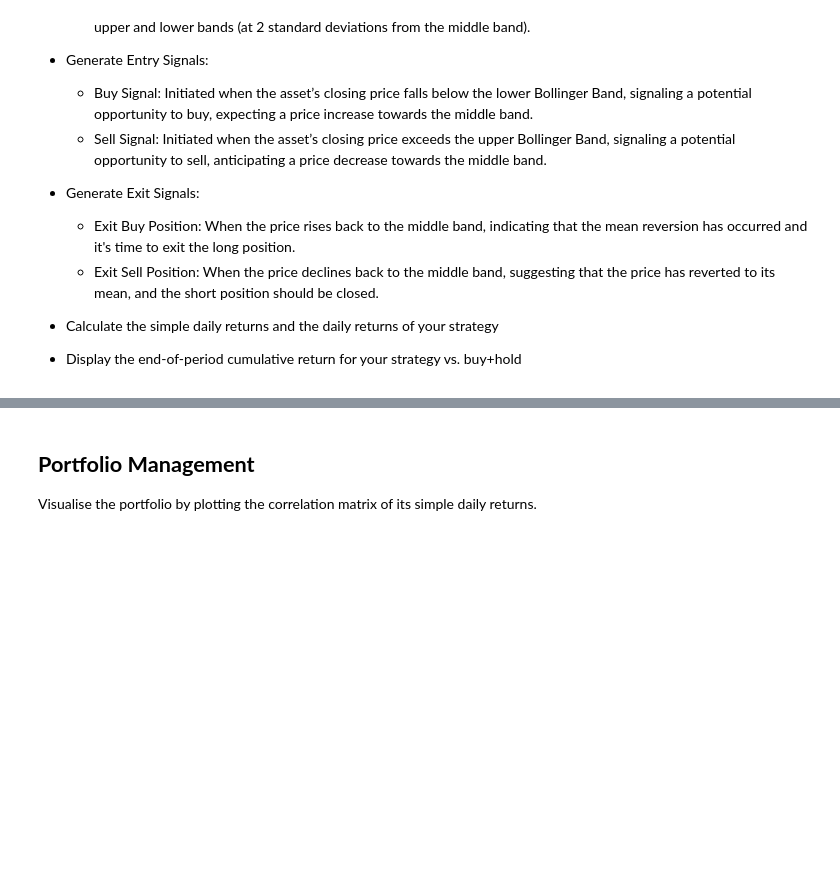
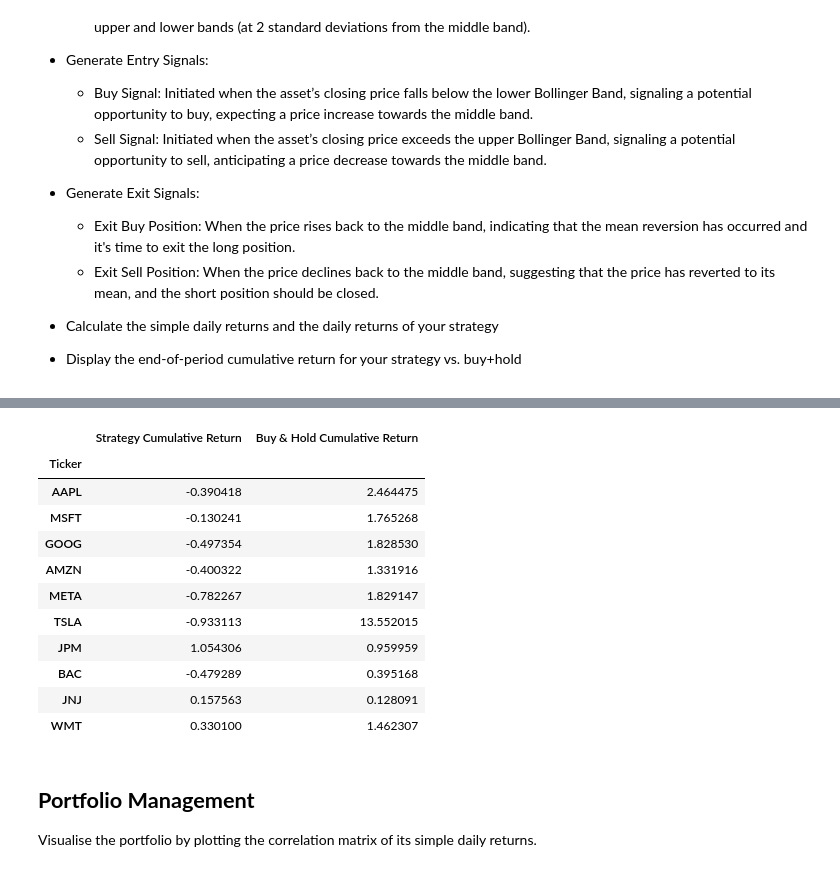
Before and after one commit to Imperial-Business-School/python-for-finance-WangZilu-imperial, a Jupyter notebook: Individual/Individual Assignment.ipynb, the cells around one changed output, grey strips where cells are left out. Cells and saved outputs as stored; diff of their text form; code cells hidden in the pictures; blank space fills up the shorter version.

```diff
--- a/Individual/Individual Assignment.ipynb
+++ b/Individual/Individual Assignment.ipynb
@@ -237,3 +228,33 @@ for stock, data in Bollinger_results.items():
+# %%
+# Create a summary table for strategy and buy & hold cumulative returns for each stock
+summary = []
+
+for ticker in tickers:
+    data = Bollinger_results[ticker]
+    final_strategy = data["CumuStrategy"].iloc[-1]
+    final_buyhold = data["CumuReturns"].iloc[-1]
+    summary.append({
+        "Ticker": ticker,
+        "Strategy Cumulative Return": final_strategy,
+        "Buy & Hold Cumulative Return": final_buyhold
+    })
+
+summary_df = pd.DataFrame(summary)
+summary_df.set_index("Ticker", inplace=True)
+summary_df
+# %% [output]
+|  | Strategy Cumulative Return | Buy & Hold Cumulative Return |
+| Ticker |  |  |
+| AAPL | -0.390418 | 2.464475 |
+| MSFT | -0.130241 | 1.765268 |
+| GOOG | -0.497354 | 1.828530 |
+| AMZN | -0.400322 | 1.331916 |
+| META | -0.782267 | 1.829147 |
+| TSLA | -0.933113 | 13.552015 |
+| JPM | 1.054306 | 0.959959 |
+| BAC | -0.479289 | 0.395168 |
+| JNJ | 0.157563 | 0.128091 |
+| WMT | 0.330100 | 1.462307 |
 # %% [markdown]
 ## **Portfolio Management**
 
```
Also changed, not shown: parts of 25 cells of this notebook, 1 other file.
